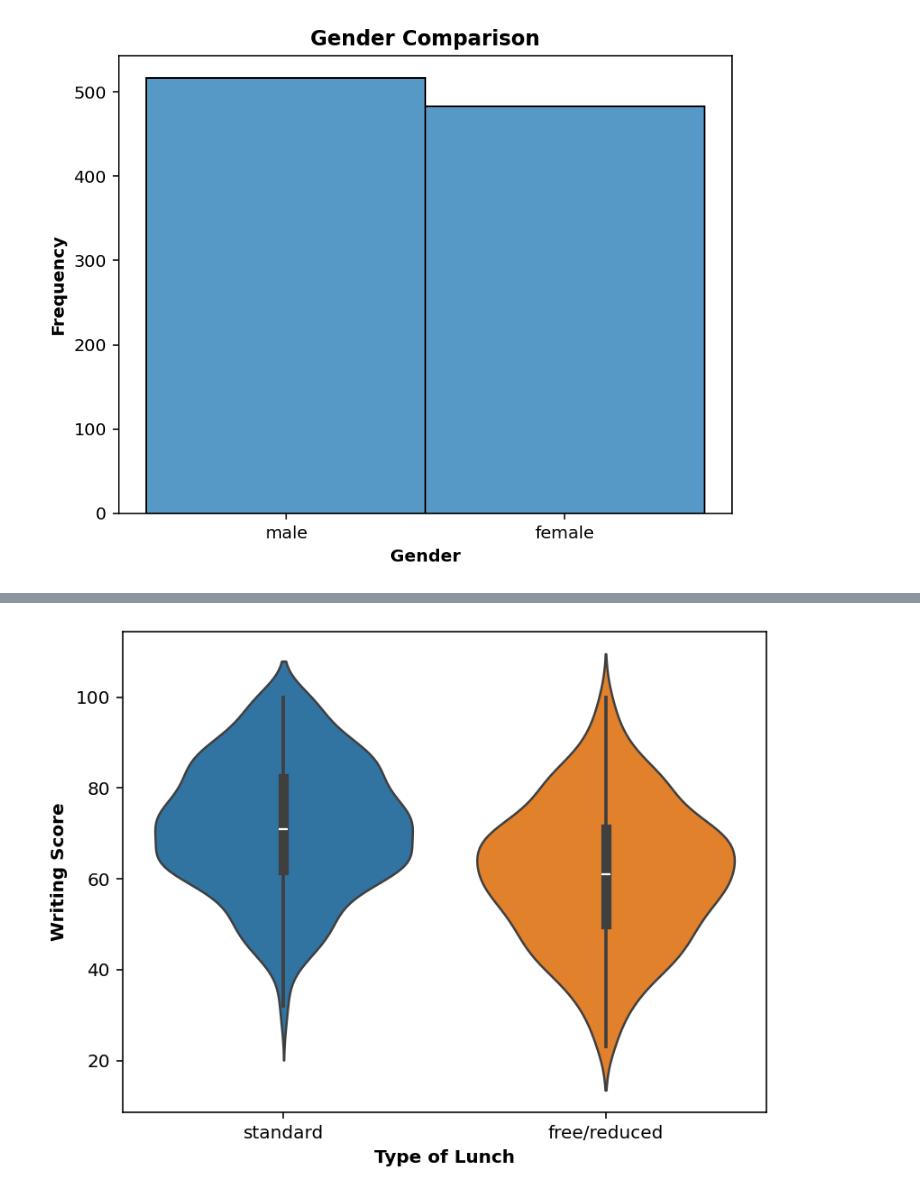
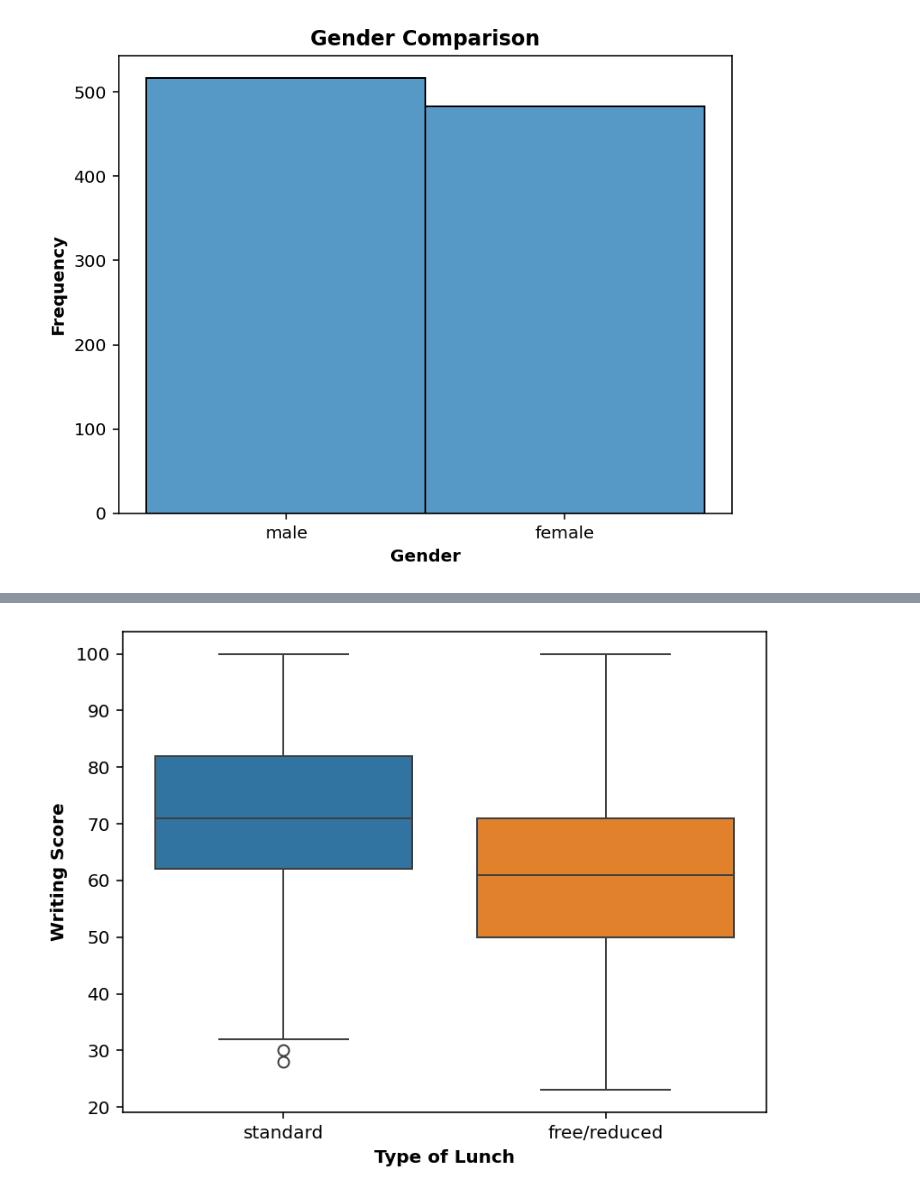
Before and after one commit to Anagha235/statistics, a Jupyter notebook: Statistics and Trends Assignment.ipynb, the cells around one changed output, grey strips where cells are left out. Saved outputs shown, nothing was run; the diff lists cells and outputs as text; code cells hidden in the pictures.

```diff
--- a/Statistics and Trends Assignment.ipynb
+++ b/Statistics and Trends Assignment.ipynb
@@ -308,25 +330,22 @@ relation_btw_gender_and_math_score()
 # %%
-def relation_btw_lunch_nad_writing_score():
+def relation_btw_lunch_and_writing_score():
     """
-    Plotting a violin plot showing the relation between type of lunch and writing score
+    Plotting a Box plot showing the relation between type of lunch and writing score
 
     Parameters:
     lunch and writing score Column from DataFrame
 
-    Returns the Violin Plot
-
+    Returns the Box Plot
     """
     plt.figure(dpi=144)
-    colors=["#1f77b4", "#ff7f0e"]
-    sns.violinplot(data=df, x='lunch', y ='writing score', hue='lunch' )
+
+    sns.boxplot(data=df, x='lunch', y ='writing score', hue='lunch' )
     plt.xlabel('Type of Lunch' , fontweight = 'bold')
     plt.ylabel('Writing Score' , fontweight = 'bold')
     plt.show()
 
 
-
-
-relation_btw_lunch_nad_writing_score()
+relation_btw_lunch_and_writing_score()
 # %% [output]
-[figure, old version]
+[figure, new version]
 # %%
```
Also changed, not shown: parts of 13 cells of this notebook.
